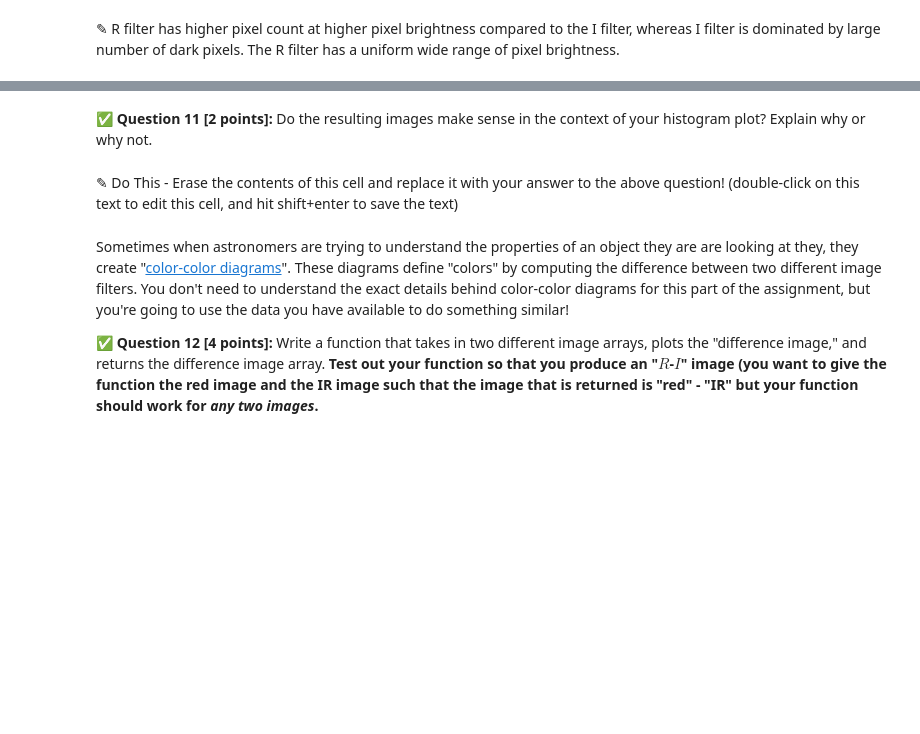
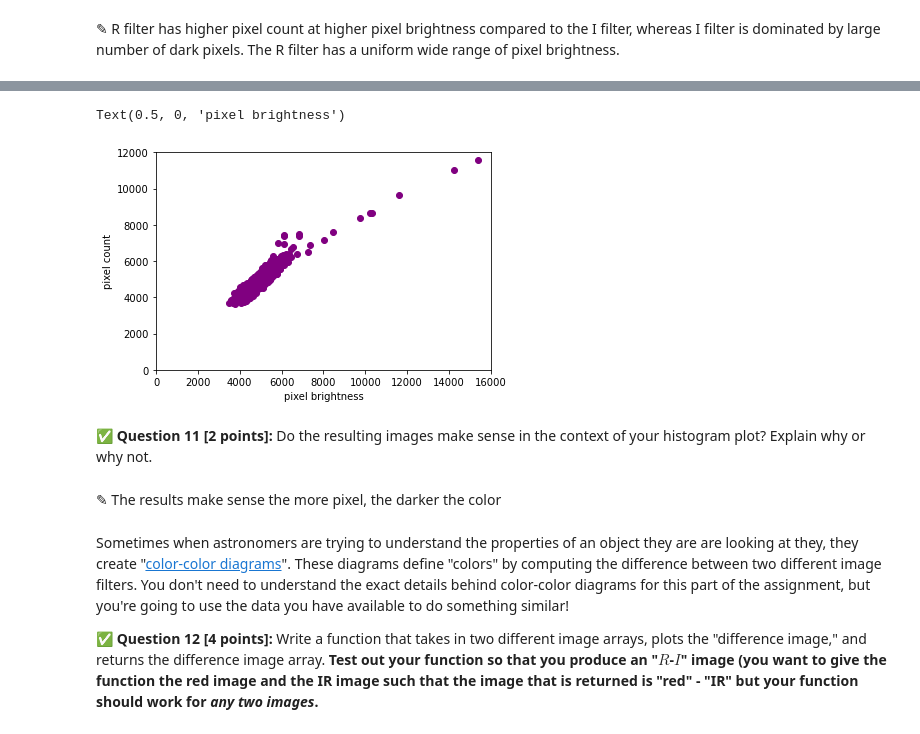
Before and after one commit to scottjaymsu/cmse202-s21-turnin, a Jupyter notebook: hw-01/HW-01_GitPracticeDebuggingAndPythonPackages-STUDENT.ipynb, the cells around one changed output, grey strips where cells are left out. Saved outputs shown, nothing was run; the diff lists cells and outputs as text; code cells hidden in the pictures; blank space fills up the shorter version.

```diff
--- a/hw-01/HW-01_GitPracticeDebuggingAndPythonPackages-STUDENT.ipynb
+++ b/hw-01/HW-01_GitPracticeDebuggingAndPythonPackages-STUDENT.ipynb
@@ -288,7 +291,16 @@ TypeError: 'module' object is not callable
+# %%
+plt.scatter(ir_array[0], ir_array[1],color='purple')
+plt.xlim(0,16000)
+plt.ylim(0,12000)
+plt.ylabel('pixel count')
+plt.xlabel('pixel brightness')
+# %% [output]
+Text(0.5, 0, 'pixel brightness')
+[figure, added]
 # %% [markdown]
 **&#9989; Question 11 [2 points]:** Do the resulting images make sense in the context of your histogram plot? Explain why or why not.
-# %% [markdown]
-<font size=+3>&#9998;</font> Do This - Erase the contents of this cell and replace it with your answer to the above question!  (double-click on this text to edit this cell, and hit shift+enter to save the text)
+# %% [markdown]
+<font size=+3>&#9998;</font> The results make sense the more pixel, the darker the color
 # %% [markdown]
 Sometimes when astronomers are trying to understand the properties of an object they are are looking at they, they create "[color-color diagrams](https://en.wikipedia.org/wiki/Color%E2%80%93color_diagram)". These diagrams define "colors" by computing the difference between two different image filters. You don't need to understand the exact details behind color-color diagrams for this part of the assignment, but you're going to use the data you have available to do something similar!
 
```
Also changed, not shown: parts of 6 cells of this notebook.
